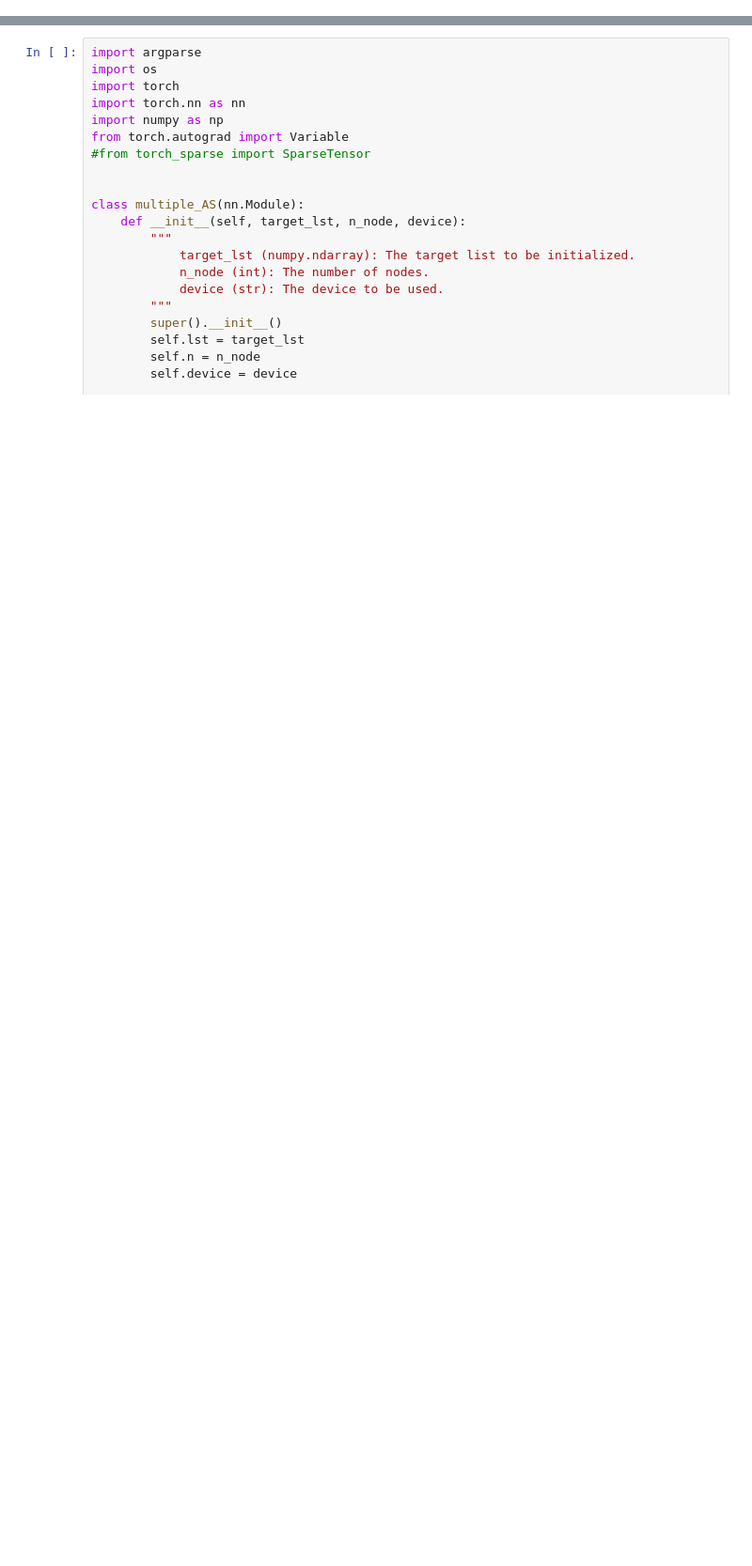
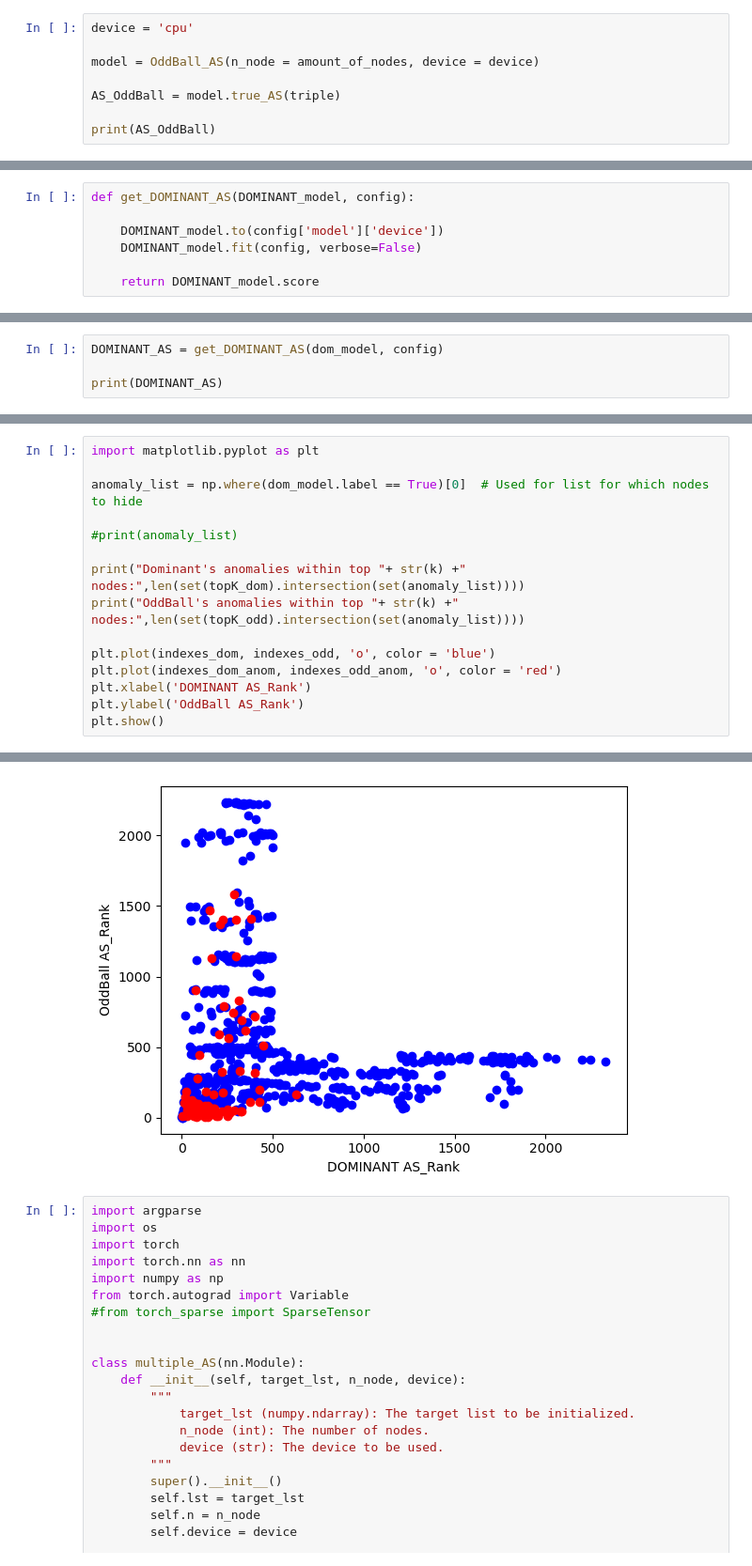
Before and after one commit to Grace-Melchiors/AAU-Dat6-Poison-GAD, a Jupyter notebook: Defence/grace.ipynb, the cells around one changed output, grey strips where cells are left out. Shown: that part at 94% size. Saved outputs shown, nothing was run; the diff lists cells and outputs as text; blank space fills up the shorter version.

Commit message:
Visualizations for perturb information

```diff
--- a/Defence/grace.ipynb
+++ b/Defence/grace.ipynb
@@ -0,0 +155,8 @@
+# %%
+device = 'cpu'
+
+model = OddBall_AS(n_node = amount_of_nodes, device = device)
+
+AS_OddBall = model.true_AS(triple)
+
+print(AS_OddBall)
@@ -0,0 +165,7 @@
+# %%
+def get_DOMINANT_AS(DOMINANT_model, config):
+
+    DOMINANT_model.to(config['model']['device'])
+    DOMINANT_model.fit(config, verbose=False)
+
+    return DOMINANT_model.score
@@ -0,0 +218,4 @@
+# %%
+DOMINANT_AS = get_DOMINANT_AS(dom_model, config)
+
+print(DOMINANT_AS)
@@ -0,0 +304,16 @@
+# %%
+import matplotlib.pyplot as plt
+
+anomaly_list = np.where(dom_model.label == True)[0]  # Used for list for which nodes to hide
+
+#print(anomaly_list)
+
+print("Dominant's anomalies within top "+ str(k) +" nodes:",len(set(topK_dom).intersection(set(anomaly_list))))
+print("OddBall's anomalies within top "+ str(k) +" nodes:",len(set(topK_odd).intersection(set(anomaly_list))))
+
+plt.plot(indexes_dom, indexes_odd, 'o', color = 'blue')
+plt.plot(indexes_dom_anom, indexes_odd_anom, 'o', color = 'red')
+plt.xlabel('DOMINANT AS_Rank')
+plt.ylabel('OddBall AS_Rank')
+plt.show()
+# %% [output]
@@ -1,3 +322,4 @@
+[figure, added]
 # %%
 import argparse
 import os
```
Also changed, not shown: parts of 20 cells of this notebook, 7 other files.
